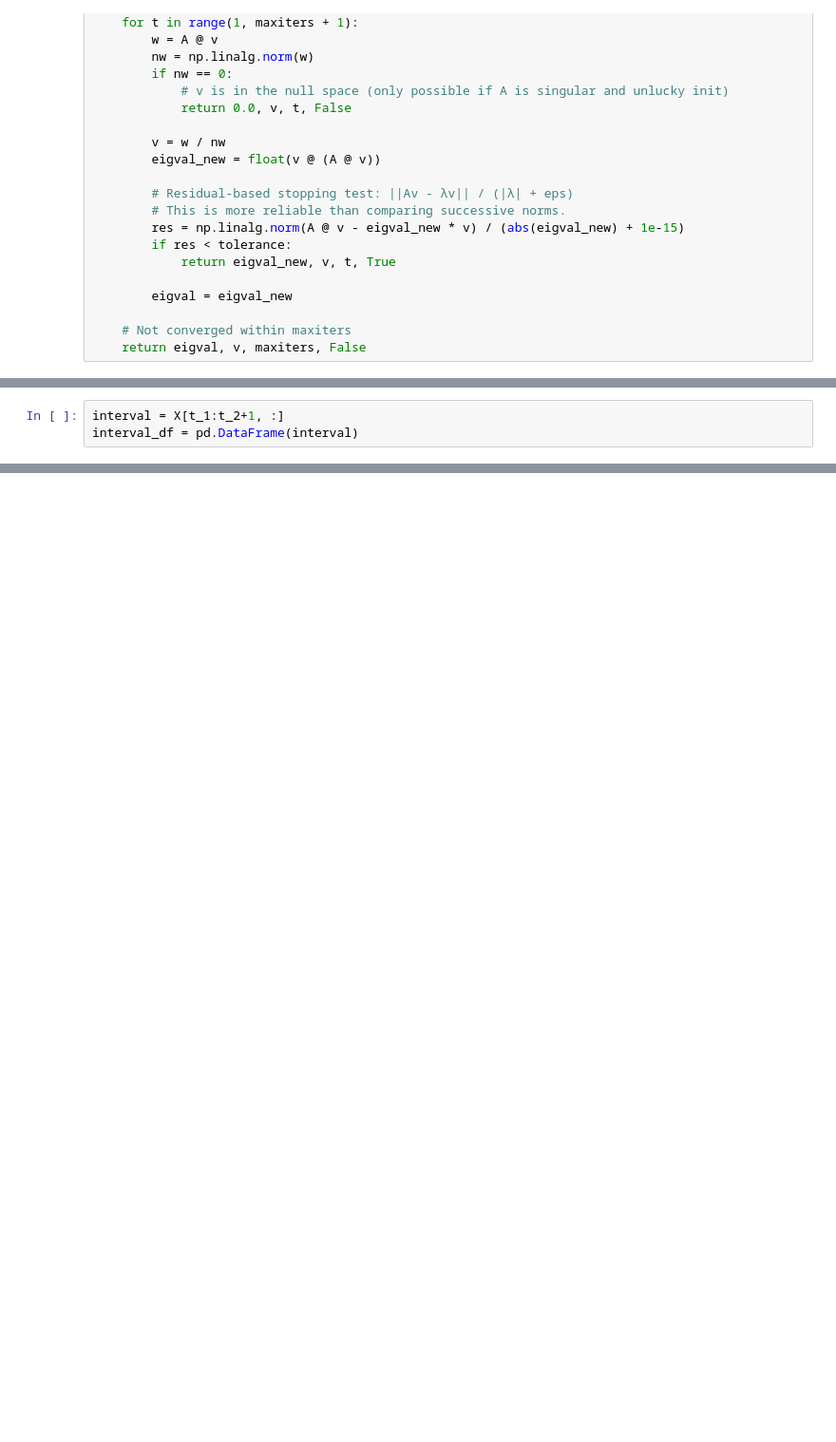
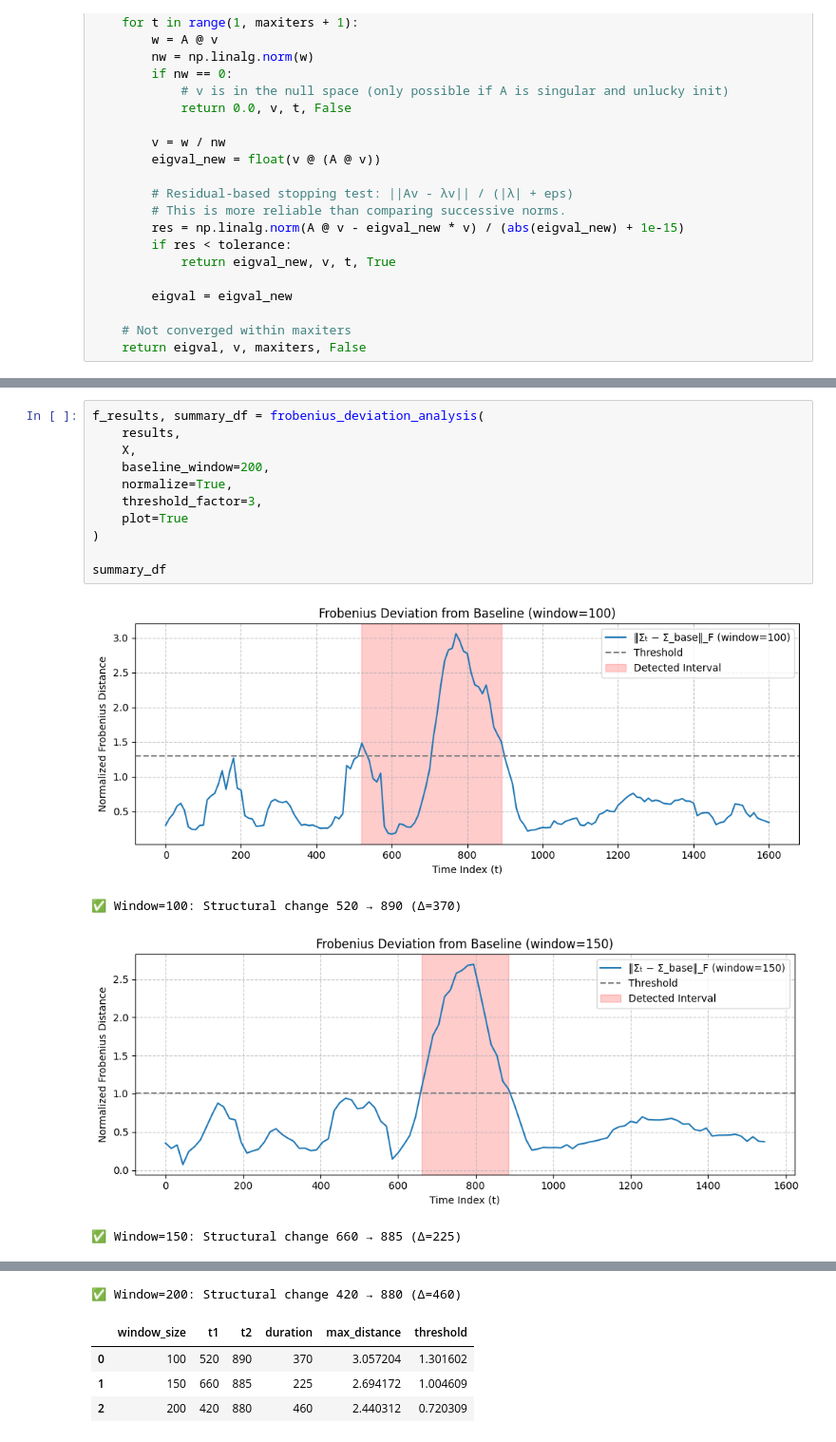
Before and after one commit to yunl39/IEOR4500-Project-3, a Jupyter notebook: Project_3-1.ipynb, the cells around one changed output, grey strips where cells are left out. Shown: that part at 95% size. Cells and saved outputs as stored; diff of their text form; blank space fills up the shorter version.

```diff
--- a/Project_3-1.ipynb
+++ b/Project_3-1.ipynb
@@ -192,3 +224,0 @@ Length of polluted interval: 18 half-hour intervals
-# %%
-interval = X[t_1:t_2+1, :]
-interval_df = pd.DataFrame(interval)
@@ -214,0 +318,16 @@ plt.show()
+# %%
+f_results, summary_df = frobenius_deviation_analysis(
+    results,
+    X,
+    baseline_window=200,
+    normalize=True,
+    threshold_factor=3,
+    plot=True
+)
+
+summary_df
+# %% [output]
+[figure, added]
+✅ Window=100: Structural change 520 → 890 (Δ=370)
+[figure, added]
+✅ Window=150: Structural change 660 → 885 (Δ=225)
@@ -214,0 +335,5 @@ plt.show()
+✅ Window=200: Structural change 420 → 880 (Δ=460)
+|  | window_size | t1 | t2 | duration | max_distance | threshold |
+| 0 | 100 | 520 | 890 | 370 | 3.057204 | 1.301602 |
+| 1 | 150 | 660 | 885 | 225 | 2.694172 | 1.004609 |
+| 2 | 200 | 420 | 880 | 460 | 2.440312 | 0.720309 |
```
Also changed, not shown: parts of 14 cells of this notebook.
